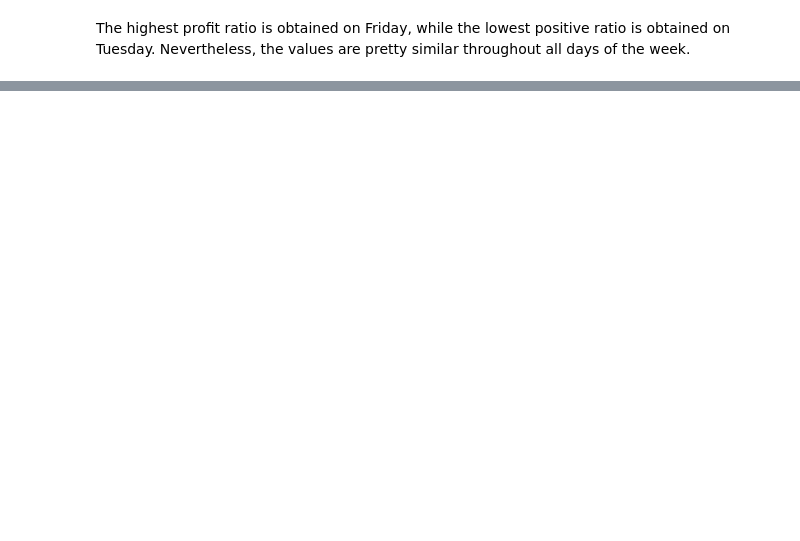
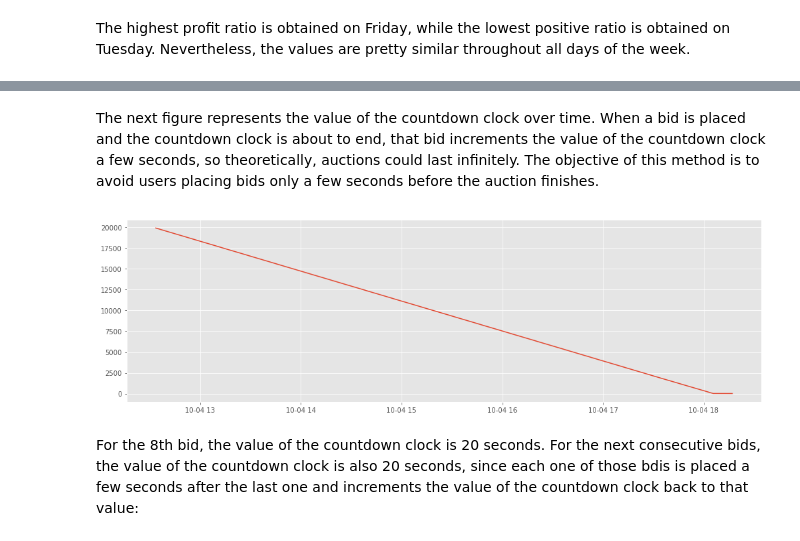
Before and after one commit to sergio-valmorisco-sierra/tfm_data_science_sergio_valmorisco_sierra, a Jupyter notebook: Estadisticas.ipynb, the cells around one changed output, grey strips where cells are left out. Cells and saved outputs as stored; diff of their text form; code cells hidden in the pictures; blank space fills up the shorter version.

```diff
--- a/Estadisticas.ipynb
+++ b/Estadisticas.ipynb
@@ -787,0 +937,2 @@ for i in range(0,7):
+# %%
+tracesDf['bid_time'] = pd.to_datetime(tracesDf['bid_time'])
@@ -787,0 +947,2 @@ for i in range(0,7):
+# %%
+tracesDf['bid_cp'] = tracesDf['bid_cp']/100
@@ -787,0 +951,2 @@ for i in range(0,7):
+# %%
+tracesDfAuctionId222387 = tracesDf[tracesDf['auction_id'] == 222387]
@@ -787,0 +988,10 @@ for i in range(0,7):
+# %% [markdown]
+The next figure represents the value of the countdown clock over time. When a bid is placed and the countdown clock is about to end, that bid increments the value of the countdown clock a few seconds, so theoretically, auctions could last infinitely. The objective of this method is to avoid users placing bids only a few seconds before the auction finishes.
+# %%
+plt.figure(figsize=(17,5))
+plt.plot(tracesDfAuctionId222387['bid_time'],tracesDfAuctionId222387['bid_ct'])
+plt.show()
+# %% [output]
+[figure, added]
+# %% [markdown]
+For the 8th bid, the value of the countdown clock is 20 seconds. For the next consecutive bids, the value of the countdown clock is also 20 seconds, since each one of those bdis is placed a few seconds after the last one and increments the value of the countdown clock back to that value:
```
Also changed, not shown: parts of 137 cells of this notebook.
